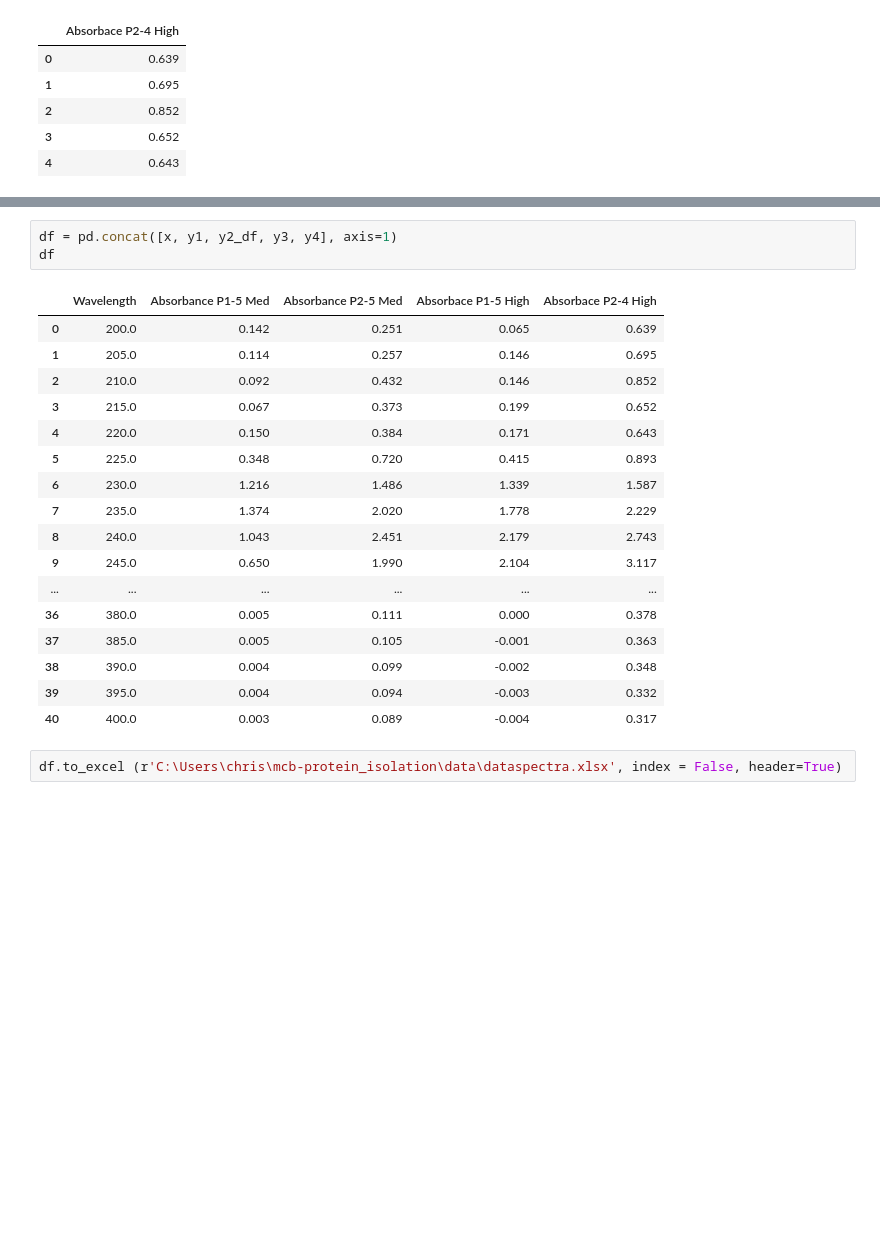
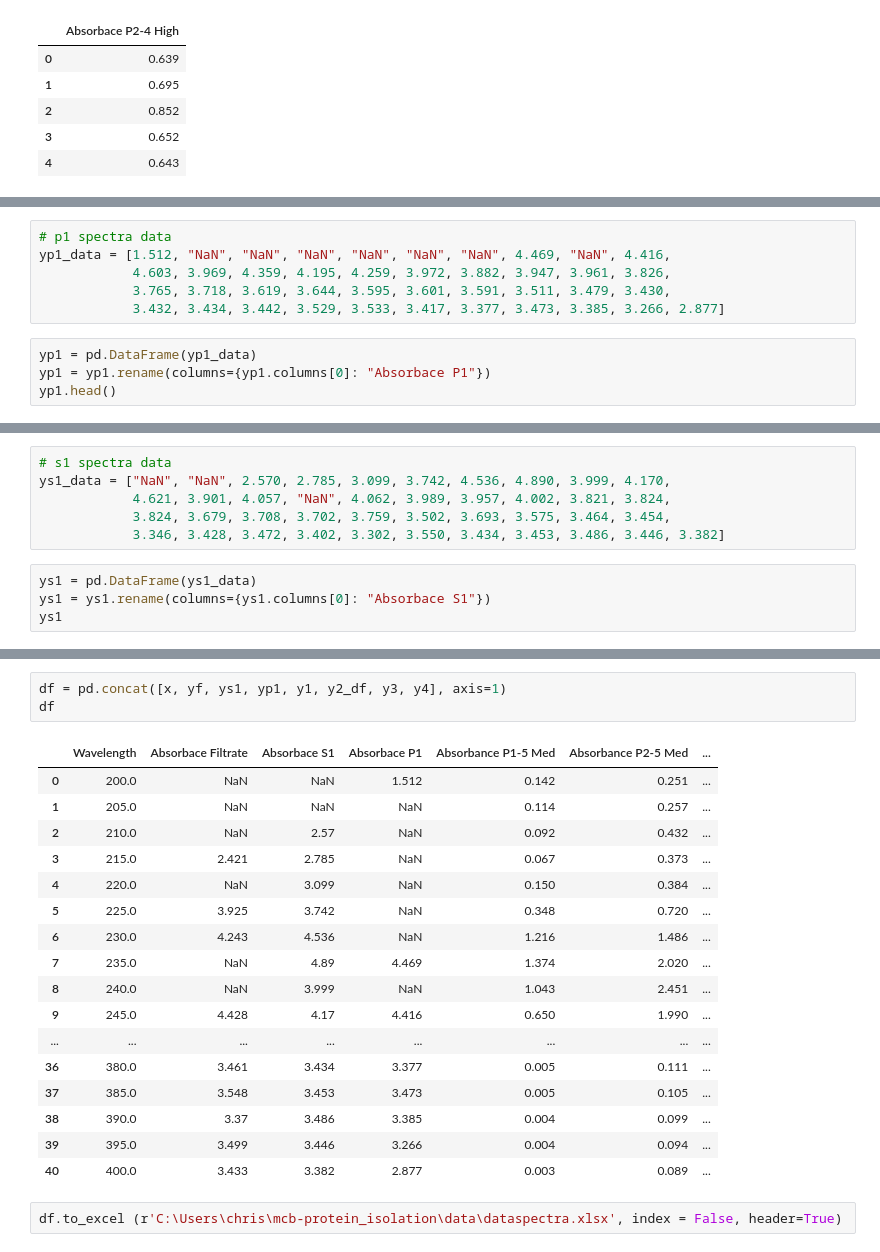
Before and after one commit to cc-christin/mcb-protein_isolation, a Jupyter notebook: specta_data.ipynb, the cells around one changed output, grey strips where cells are left out. Saved outputs shown, nothing was run; the diff lists cells and outputs as text; blank space fills up the shorter version.

Commit message:
absorbance spectra analysis data table for table 1 and spectra analysis graph for figure 1 were generated

```diff
--- a/specta_data.ipynb
+++ b/specta_data.ipynb
@@ -149,0 +134,10 @@ y4.head()
+# %%
+# p1 spectra data
+yp1_data = [1.512, "NaN", "NaN", "NaN", "NaN", "NaN", "NaN", 4.469, "NaN", 4.416,
+            4.603, 3.969, 4.359, 4.195, 4.259, 3.972, 3.882, 3.947, 3.961, 3.826,
+            3.765, 3.718, 3.619, 3.644, 3.595, 3.601, 3.591, 3.511, 3.479, 3.430,
+            3.432, 3.434, 3.442, 3.529, 3.533, 3.417, 3.377, 3.473, 3.385, 3.266, 2.877]
+# %%
+yp1 = pd.DataFrame(yp1_data)
+yp1 = yp1.rename(columns={yp1.columns[0]: "Absorbace P1"})
+yp1.head()
@@ -149,0 +151,10 @@ y4.head()
+# %%
+# s1 spectra data
+ys1_data = ["NaN", "NaN", 2.570, 2.785, 3.099, 3.742, 4.536, 4.890, 3.999, 4.170,
+            4.621, 3.901, 4.057, "NaN", 4.062, 3.989, 3.957, 4.002, 3.821, 3.824,
+            3.824, 3.679, 3.708, 3.702, 3.759, 3.502, 3.693, 3.575, 3.464, 3.454,
+            3.346, 3.428, 3.472, 3.402, 3.302, 3.550, 3.434, 3.453, 3.486, 3.446, 3.382]
+# %%
+ys1 = pd.DataFrame(ys1_data)
+ys1 = ys1.rename(columns={ys1.columns[0]: "Absorbace S1"})
+ys1
@@ -150,23 +179,23 @@ y4.head()
 # %%
-df = pd.concat([x, y1, y2_df, y3, y4], axis=1)
+df = pd.concat([x, yf, ys1, yp1, y1, y2_df, y3, y4], axis=1)
 df
 # %% [output]
-|  | Wavelength | Absorbance P1-5 Med | Absorbance P2-5 Med | Absorbace P1-5 High | Absorbace P2-4 High |
-| 0 | 200.0 | 0.142 | 0.251 | 0.065 | 0.639 |
-| 1 | 205.0 | 0.114 | 0.257 | 0.146 | 0.695 |
-| 2 | 210.0 | 0.092 | 0.432 | 0.146 | 0.852 |
-| 3 | 215.0 | 0.067 | 0.373 | 0.199 | 0.652 |
-| 4 | 220.0 | 0.150 | 0.384 | 0.171 | 0.643 |
-| 5 | 225.0 | 0.348 | 0.720 | 0.415 | 0.893 |
-| 6 | 230.0 | 1.216 | 1.486 | 1.339 | 1.587 |
-| 7 | 235.0 | 1.374 | 2.020 | 1.778 | 2.229 |
-| 8 | 240.0 | 1.043 | 2.451 | 2.179 | 2.743 |
-| 9 | 245.0 | 0.650 | 1.990 | 2.104 | 3.117 |
-| ... | ... | ... | ... | ... | ... |
-| 36 | 380.0 | 0.005 | 0.111 | 0.000 | 0.378 |
-| 37 | 385.0 | 0.005 | 0.105 | -0.001 | 0.363 |
-| 38 | 390.0 | 0.004 | 0.099 | -0.002 | 0.348 |
-| 39 | 395.0 | 0.004 | 0.094 | -0.003 | 0.332 |
-| 40 | 400.0 | 0.003 | 0.089 | -0.004 | 0.317 |
+|  | Wavelength | Absorbace Filtrate | Absorbace S1 | Absorbace P1 | Absorbance P1-5 Med | Absorbance P2-5 Med | ... |
+| 0 | 200.0 | NaN | NaN | 1.512 | 0.142 | 0.251 | ... |
+| 1 | 205.0 | NaN | NaN | NaN | 0.114 | 0.257 | ... |
+| 2 | 210.0 | NaN | 2.57 | NaN | 0.092 | 0.432 | ... |
+| 3 | 215.0 | 2.421 | 2.785 | NaN | 0.067 | 0.373 | ... |
+| 4 | 220.0 | NaN | 3.099 | NaN | 0.150 | 0.384 | ... |
+| 5 | 225.0 | 3.925 | 3.742 | NaN | 0.348 | 0.720 | ... |
+| 6 | 230.0 | 4.243 | 4.536 | NaN | 1.216 | 1.486 | ... |
+| 7 | 235.0 | NaN | 4.89 | 4.469 | 1.374 | 2.020 | ... |
+| 8 | 240.0 | NaN | 3.999 | NaN | 1.043 | 2.451 | ... |
+| 9 | 245.0 | 4.428 | 4.17 | 4.416 | 0.650 | 1.990 | ... |
+| ... | ... | ... | ... | ... | ... | ... | ... |
+| 36 | 380.0 | 3.461 | 3.434 | 3.377 | 0.005 | 0.111 | ... |
+| 37 | 385.0 | 3.548 | 3.453 | 3.473 | 0.005 | 0.105 | ... |
+| 38 | 390.0 | 3.37 | 3.486 | 3.385 | 0.004 | 0.099 | ... |
+| 39 | 395.0 | 3.499 | 3.446 | 3.266 | 0.004 | 0.094 | ... |
+| 40 | 400.0 | 3.433 | 3.382 | 2.877 | 0.003 | 0.089 | ... |
 # %%
 df.to_excel (r'C:\Users\chris\mcb-protein_isolation\data\dataspectra.xlsx', index = False, header=True)
```
Also changed, not shown: parts of 11 cells of this notebook, 6 other files.
